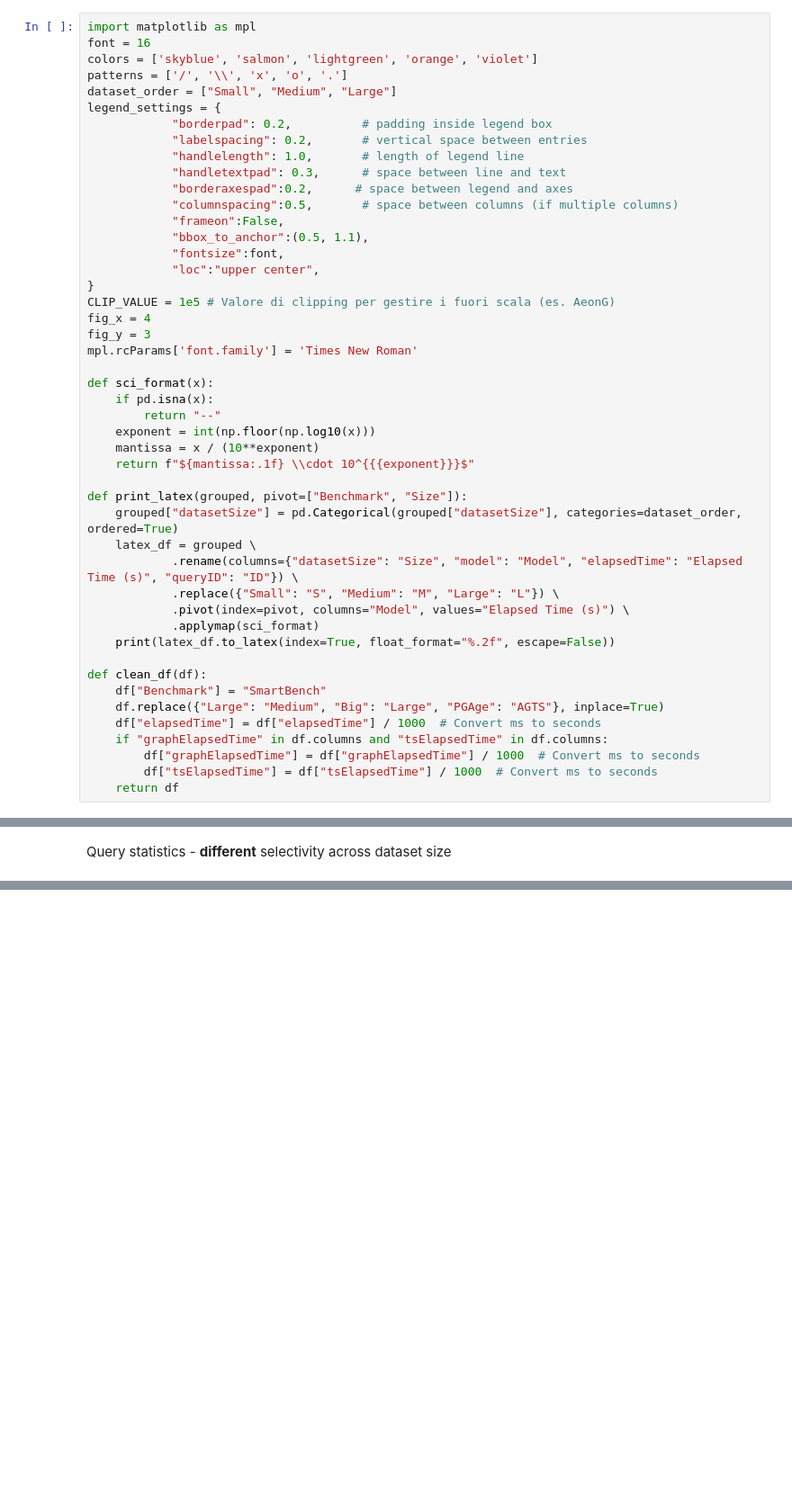
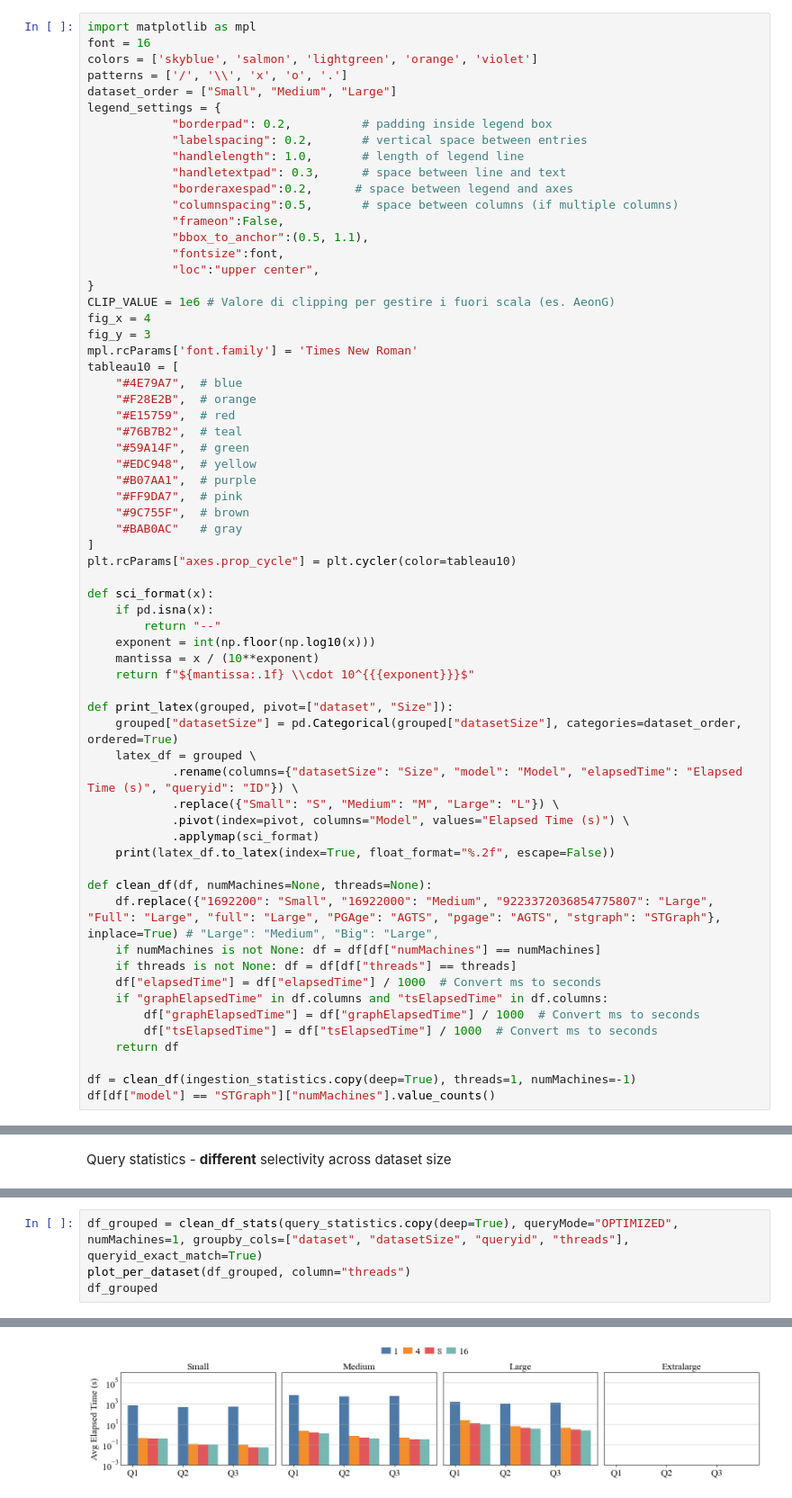
Before and after one commit to big-unibo/STGraph-evaluation, a Jupyter notebook: postprocessing/STGraph.ipynb, the cells around one changed output, grey strips where cells are left out. Shown at 90% size. Saved outputs shown, nothing was run; the diff lists cells and outputs as text; blank space fills up the shorter version.

Commit message:
add statistics

```diff
--- a/postprocessing/STGraph.ipynb
+++ b/postprocessing/STGraph.ipynb
@@ -112,10 +85,23 @@ legend_settings = {
             "fontsize":font,
             "loc":"upper center",
 }
-CLIP_VALUE = 1e5 # Valore di clipping per gestire i fuori scala (es. AeonG)
+CLIP_VALUE = 1e6 # Valore di clipping per gestire i fuori scala (es. AeonG)
 fig_x = 4
 fig_y = 3
 mpl.rcParams['font.family'] = 'Times New Roman'
+tableau10 = [
+    "#4E79A7",  # blue
+    "#F28E2B",  # orange
+    "#E15759",  # red
+    "#76B7B2",  # teal
+    "#59A14F",  # green
+    "#EDC948",  # yellow
+    "#B07AA1",  # purple
+    "#FF9DA7",  # pink
+    "#9C755F",  # brown
+    "#BAB0AC"   # gray
+]
+plt.rcParams["axes.prop_cycle"] = plt.cycler(color=tableau10)
 
 def sci_format(x):
     if pd.isna(x):
@@ -124,20 +110,24 @@ def sci_format(x):
     mantissa = x / (10**exponent)
     return f"${mantissa:.1f} \\cdot 10^{{{exponent}}}$"
 
-def print_latex(grouped, pivot=["Benchmark", "Size"]):
+def print_latex(grouped, pivot=["dataset", "Size"]):
     grouped["datasetSize"] = pd.Categorical(grouped["datasetSize"], categories=dataset_order, ordered=True)
     latex_df = grouped \
-            .rename(columns={"datasetSize": "Size", "model": "Model", "elapsedTime": "Elapsed Time (s)", "queryID": "ID"}) \
+            .rename(columns={"datasetSize": "Size", "model": "Model", "elapsedTime": "Elapsed Time (s)", "queryid": "ID"}) \
             .replace({"Small": "S", "Medium": "M", "Large": "L"}) \
             .pivot(index=pivot, columns="Model", values="Elapsed Time (s)") \
             .applymap(sci_format)
     print(latex_df.to_latex(index=True, float_format="%.2f", escape=False))
 
-def clean_df(df):
-    df["Benchmark"] = "SmartBench"
-    df.replace({"Large": "Medium", "Big": "Large", "PGAge": "AGTS"}, inplace=True)
+def clean_df(df, numMachines=None, threads=None):
+    df.replace({"1692200": "Small", "16922000": "Medium", "9223372036854775807": "Large", "Full": "Large", "full": "Large", "PGAge": "AGTS", "pgage": "AGTS", "stgraph": "STGraph"}, inplace=True) # "Large": "Medium", "Big": "Large",
+    if numMachines is not None: df = df[df["numMachines"] == numMachines]
+    if threads is not None: df = df[df["threads"] == threads]
     df["elapsedTime"] = df["elapsedTime"] / 1000  # Convert ms to seconds
     if "graphElapsedTime" in df.columns and "tsElapsedTime" in df.columns:
         df["graphElapsedTime"] = df["graphElapsedTime"] / 1000  # Convert ms to seconds
         df["tsElapsedTime"] = df["tsElapsedTime"] / 1000  # Convert ms to seconds
     return df
+
+df = clean_df(ingestion_statistics.copy(deep=True), threads=1, numMachines=-1)
+df[df["model"] == "STGraph"]["numMachines"].value_counts()
@@ -840,0 +514,5 @@ plt.show()
+# %%
+df_grouped = clean_df_stats(query_statistics.copy(deep=True), queryMode="OPTIMIZED", numMachines=1, groupby_cols=["dataset", "datasetSize", "queryid", "threads"], queryid_exact_match=True)
+plot_per_dataset(df_grouped, column="threads")
+df_grouped
+# %% [output]
@@ -840,0 +525 @@ plt.show()
+[figure, added]
```
Also changed, not shown: parts of 25 cells of this notebook, 21 other files.
